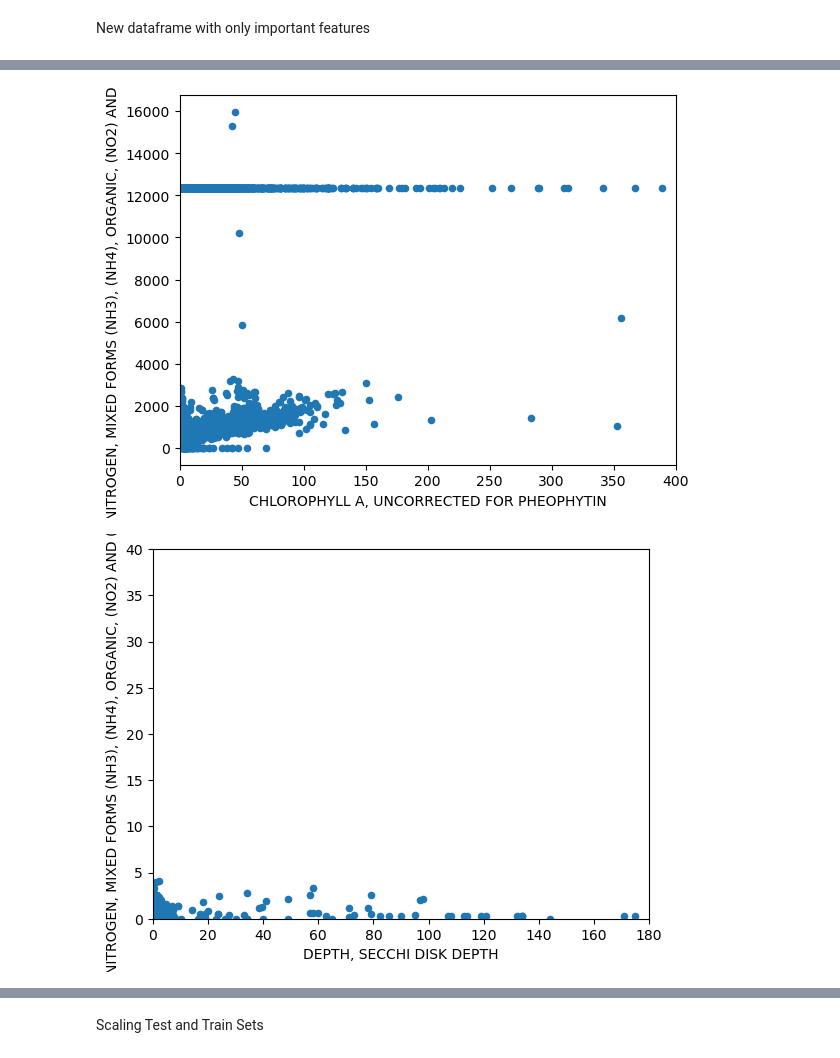
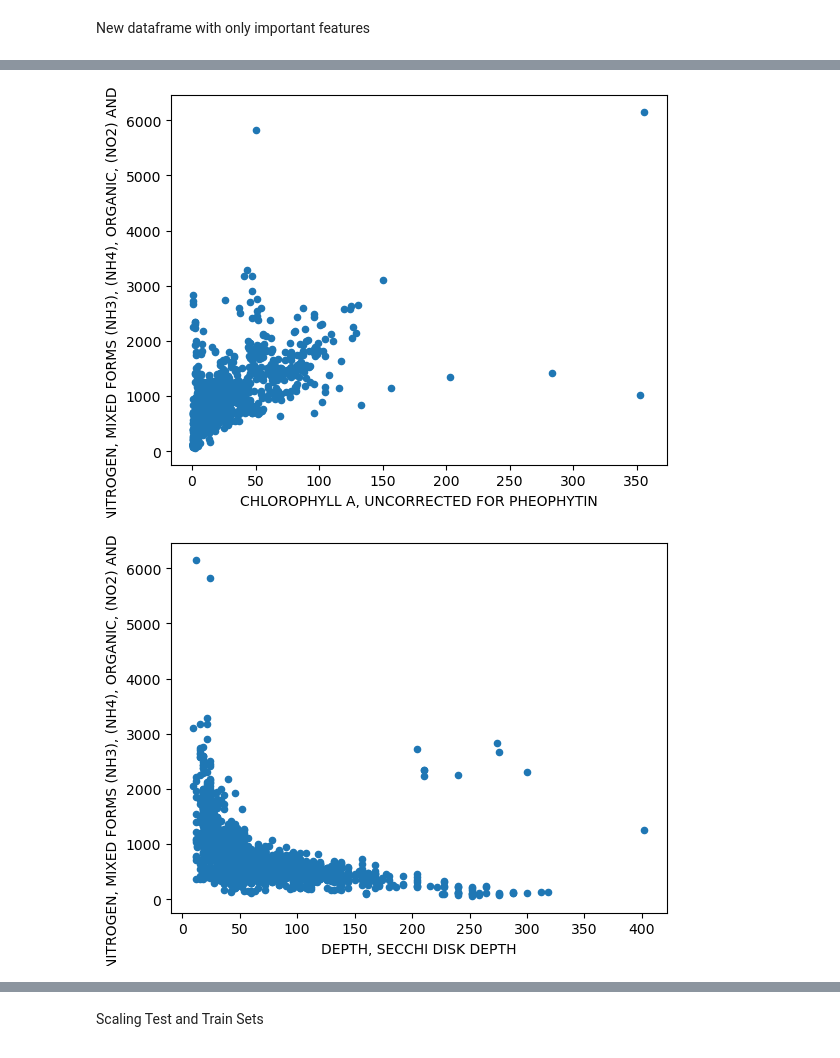
Before and after one commit to RoaringCamels/Predicting-quality-levels-in-water, a Jupyter notebook: Fornoavg.ipynb, the cells around one changed output, grey strips where cells are left out. Cells and saved outputs as stored; diff of their text form; code cells hidden in the pictures.

Commit message:
Updated code for common units, tested clustering

```diff
--- a/Fornoavg.ipynb
+++ b/Fornoavg.ipynb
@@ -17,7 +17,7 @@ from sklearn.metrics import accuracy_score, classification_report, confusion_mat
 warnings.filterwarnings("ignore")
 
 # Read data from the csv file and convert it into a dataframe.
-df = pd.read_csv('/Users/andrewzhou/Documents/2023 Summer Research/Organized-noavg.csv')
+df = pd.read_csv('/Users/andrewzhou/Downloads/WQ 07-05-22 to 07-05-23, Consistent Units.csv')
 
 df.head()
 # %% [output]
@@ -34,7 +33,3 @@ df.info()
 # %%
-df.drop(columns='Coordinates and Times',axis=1,inplace=True)
-df.drop(columns='ORTHOPHOSPHATE',axis=1,inplace=True)
-
-
-df.info()
+df.drop(columns='Unnamed: 0',axis=1,inplace=True)
 # %% [output]
@@ -139,0 +139,9 @@ memory usage: 2.1 MB
+# %%
+#Eliminating rows with nan
+#sdf = sdf.replace(np.nan,0,regex=True)
+sdf = sdf[sdf['NITROGEN, MIXED FORMS (NH3), (NH4), ORGANIC, (NO2) AND (NO3)'].between(0, 6900)]
+sdf = sdf[sdf['PHOSPHORUS'].between(0, 1000)]
+sdf = sdf[sdf['CHLOROPHYLL A, UNCORRECTED FOR PHEOPHYTIN'].between(0, 500)]
+sdf = sdf[sdf['DEPTH, SECCHI DISK DEPTH'].between(0, 600)]
+#sdf = sdf[sdf['CHLOROPHYLL A, CORRECTED FOR PHEOPHYTIN'].between(0, 400)]
+sdf.info()
@@ -140,15 +160,15 @@ memory usage: 2.1 MB
 # %%
 sdf = sdf.replace(np.nan,12345,regex=True)
 sdf.head()
-sdf.plot(kind = 'scatter', y = 'NITROGEN, MIXED FORMS (NH3), (NH4), ORGANIC, (NO2) AND (NO3)', x = 'CHLOROPHYLL A, UNCORRECTED FOR PHEOPHYTIN',xlim=(0,400))
+sdf.plot(kind = 'scatter', y = 'NITROGEN, MIXED FORMS (NH3), (NH4), ORGANIC, (NO2) AND (NO3)', x = 'CHLOROPHYLL A, UNCORRECTED FOR PHEOPHYTIN')
 plt.show()
 # %% [output]
-[figure, old version]
+[figure, new version]
 # %%
-sdf.plot(kind = 'scatter', y = 'NITROGEN, MIXED FORMS (NH3), (NH4), ORGANIC, (NO2) AND (NO3)', x = 'DEPTH, SECCHI DISK DEPTH',ylim=(0,40),xlim=(0,180))
+sdf.plot(kind = 'scatter', y = 'NITROGEN, MIXED FORMS (NH3), (NH4), ORGANIC, (NO2) AND (NO3)', x = 'DEPTH, SECCHI DISK DEPTH')
 plt.show()
 # %% [output]
-[figure, old version]
+[figure, new version]
 # %%
 sdf = sdf[sdf['NITROGEN, MIXED FORMS (NH3), (NH4), ORGANIC, (NO2) AND (NO3)'].between(0, 3500)]
 sdf = sdf[sdf['PHOSPHORUS'].between(0, 500)]
```
Also changed, not shown: parts of 18 cells of this notebook, 1 other file.
